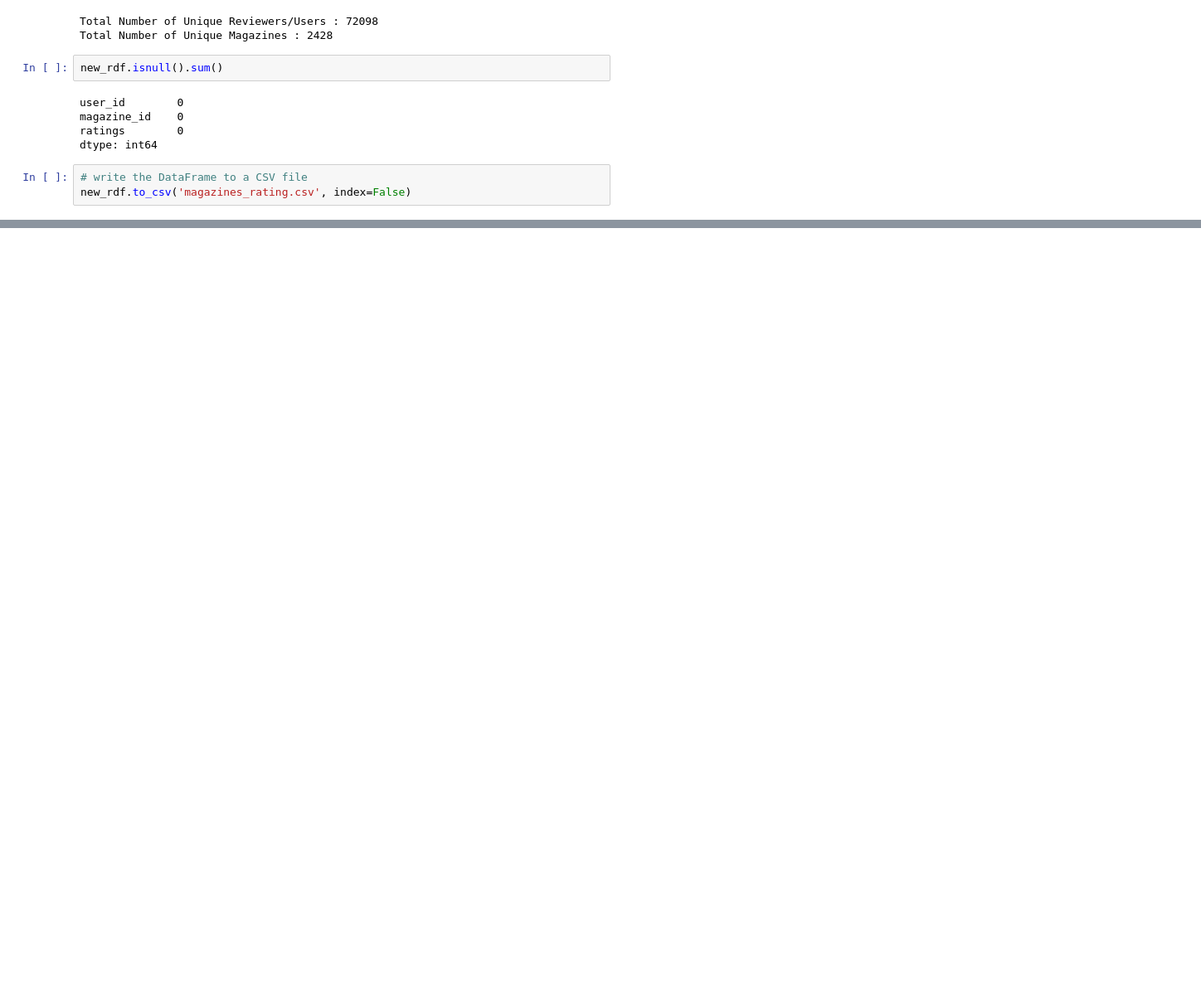
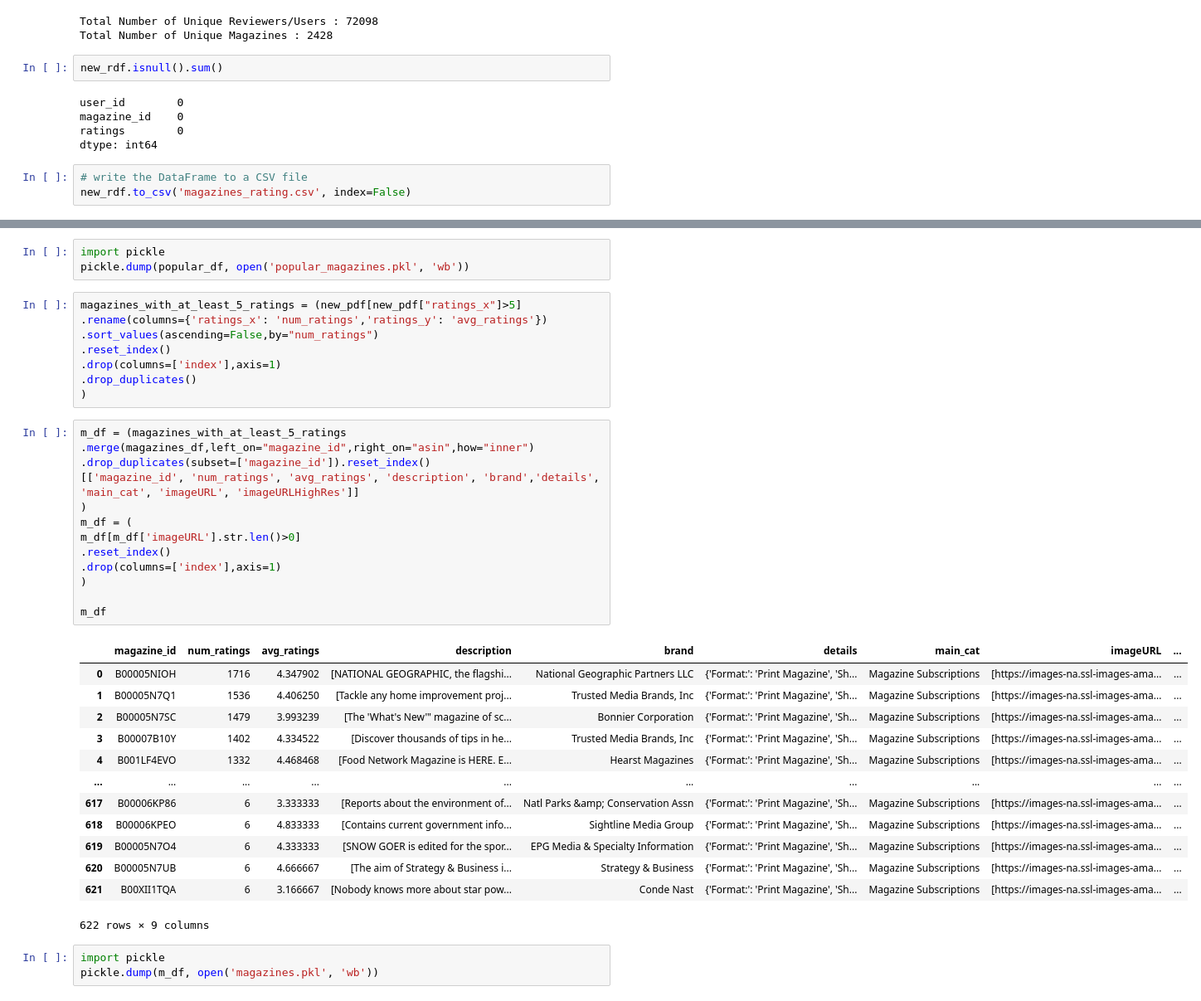
Before and after one commit to bhimrazy/magazine-recommender-system, a Jupyter notebook: notebooks/PrepareData.ipynb, the cells around one changed output, grey strips where cells are left out. Shown at 83% size. Drawn from its saved outputs; the diff is of its cells as text; blank space fills up the shorter version.

```diff
--- a/notebooks/PrepareData.ipynb
+++ b/notebooks/PrepareData.ipynb
@@ -172,0 +240,41 @@ new_rdf.to_csv('magazines_rating.csv', index=False)
+# %%
+import pickle
+pickle.dump(popular_df, open('popular_magazines.pkl', 'wb'))
+# %%
+magazines_with_at_least_5_ratings = (new_pdf[new_pdf["ratings_x"]>5]
+.rename(columns={'ratings_x': 'num_ratings','ratings_y': 'avg_ratings'})
+.sort_values(ascending=False,by="num_ratings")
+.reset_index()
+.drop(columns=['index'],axis=1)
+.drop_duplicates()
+)
+# %%
+m_df = (magazines_with_at_least_5_ratings
+.merge(magazines_df,left_on="magazine_id",right_on="asin",how="inner")
+.drop_duplicates(subset=['magazine_id']).reset_index()
+[['magazine_id', 'num_ratings', 'avg_ratings', 'description', 'brand','details', 'main_cat', 'imageURL', 'imageURLHighRes']]
+)
+m_df = (
+m_df[m_df['imageURL'].str.len()>0]
+.reset_index()
+.drop(columns=['index'],axis=1)
+)
+
+m_df
+# %% [output]
+|  | magazine_id | num_ratings | avg_ratings | description | brand | details | main_cat | imageURL | ... |
+| 0 | B00005NIOH | 1716 | 4.347902 | [NATIONAL GEOGRAPHIC, the flagshi... | National Geographic Partners LLC | {'Format:': 'Print Magazine', 'Sh... | Magazine Subscriptions | [https://images-na.ssl-images-ama... | ... |
+| 1 | B00005N7Q1 | 1536 | 4.406250 | [Tackle any home improvement proj... | Trusted Media Brands, Inc | {'Format:': 'Print Magazine', 'Sh... | Magazine Subscriptions | [https://images-na.ssl-images-ama... | ... |
+| 2 | B00005N7SC | 1479 | 3.993239 | [The 'What's New'" magazine of sc... | Bonnier Corporation | {'Format:': 'Print Magazine', 'Sh... | Magazine Subscriptions | [https://images-na.ssl-images-ama... | ... |
+| 3 | B00007B10Y | 1402 | 4.334522 | [Discover thousands of tips in he... | Trusted Media Brands, Inc | {'Format:': 'Print Magazine', 'Sh... | Magazine Subscriptions | [https://images-na.ssl-images-ama... | ... |
+| 4 | B001LF4EVO | 1332 | 4.468468 | [Food Network Magazine is HERE. E... | Hearst Magazines | {'Format:': 'Print Magazine', 'Sh... | Magazine Subscriptions | [https://images-na.ssl-images-ama... | ... |
+| ... | ... | ... | ... | ... | ... | ... | ... | ... | ... |
+| 617 | B00006KP86 | 6 | 3.333333 | [Reports about the environment of... | Natl Parks &amp; Conservation Assn | {'Format:': 'Print Magazine', 'Sh... | Magazine Subscriptions | [https://images-na.ssl-images-ama... | ... |
+| 618 | B00006KPEO | 6 | 4.833333 | [Contains current government info... | Sightline Media Group | {'Format:': 'Print Magazine', 'Sh... | Magazine Subscriptions | [https://images-na.ssl-images-ama... | ... |
+| 619 | B00005N7O4 | 6 | 4.333333 | [SNOW GOER is edited for the spor... | EPG Media & Specialty Information | {'Format:': 'Print Magazine', 'Sh... | Magazine Subscriptions | [https://images-na.ssl-images-ama... | ... |
+| 620 | B00005N7UB | 6 | 4.666667 | [The aim of Strategy & Business i... | Strategy & Business | {'Format:': 'Print Magazine', 'Sh... | Magazine Subscriptions | [https://images-na.ssl-images-ama... | ... |
+| 621 | B00XII1TQA | 6 | 3.166667 | [Nobody knows more about star pow... | Conde Nast | {'Format:': 'Print Magazine', 'Sh... | Magazine Subscriptions | [https://images-na.ssl-images-ama... | ... |
+622 rows × 9 columns
+# %%
+import pickle
+pickle.dump(m_df, open('magazines.pkl', 'wb'))
```
Also changed, not shown: parts of 7 cells of this notebook.
